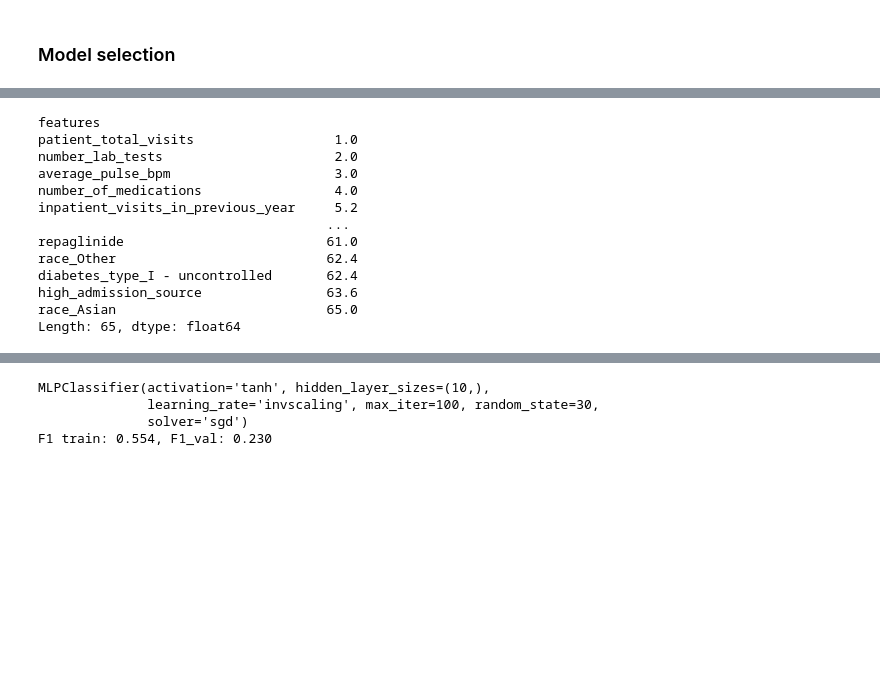
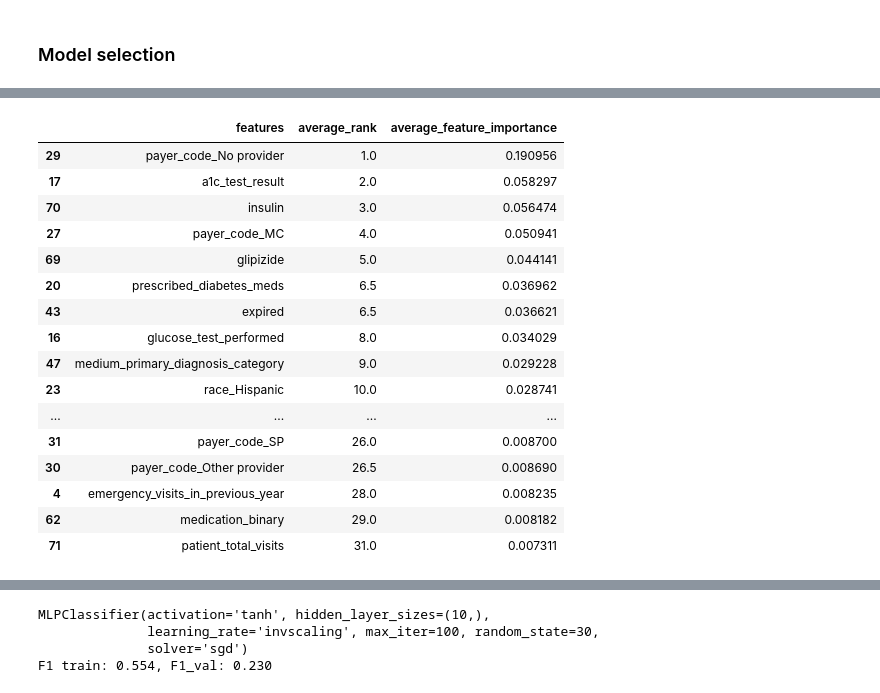
Before and after one commit to ontenkutsenko/ML_Hospital_Readmissions, a Jupyter notebook: Workbook Anton new.ipynb, the cells around one changed output, grey strips where cells are left out. Drawn from its saved outputs; the diff is of its cells as text; code cells hidden in the pictures; blank space fills up the shorter version.

```diff
--- a/Workbook Anton new.ipynb
+++ b/Workbook Anton new.ipynb
@@ -1395,23 +1390,12 @@ RandomForestClassifier(bootstrap=False, class_weight='balanced', max_depth=16,
 # %%
 fdf = pd.DataFrame(np.array([result[k][4] for k in range(len(result))]).T)
-fdf['features'] = result[k][3]
+fdf['features'] = result[0][3]
 fdf.set_index('features', inplace = True)
 ranked_df = fdf.rank(ascending=False)
 
 ranked_df
 
-ranked_df.mean(axis=1).sort_values()
+ranked_df['average_rank'] = ranked_df.mean(axis=1)
+ranked_df['average_feature_importance'] = fdf.mean(axis=1)
+ranked_df.reset_index(inplace = True)
+ranked_df = ranked_df[['features', 'average_rank', 'average_feature_importance']]
-# %% [output]
-features
-patient_total_visits                  1.0
-number_lab_tests                      2.0
-average_pulse_bpm                     3.0
-number_of_medications                 4.0
-inpatient_visits_in_previous_year     5.2
-                                     ...
-repaglinide                          61.0
-race_Other                           62.4
-diabetes_type_I - uncontrolled       62.4
-high_admission_source                63.6
-race_Asian                           65.0
-Length: 65, dtype: float64
@@ -1420 +1402,21 @@ feature_importance_df = pd.DataFrame({'Feature': feature_names, 'Importance': im
+# %%
+ranked_df.sort_values(by = 'average_rank').head(30)
+# %% [output]
+|  | features | average_rank | average_feature_importance |
+| 29 | payer_code_No provider | 1.0 | 0.190956 |
+| 17 | a1c_test_result | 2.0 | 0.058297 |
+| 70 | insulin | 3.0 | 0.056474 |
+| 27 | payer_code_MC | 4.0 | 0.050941 |
+| 69 | glipizide | 5.0 | 0.044141 |
+| 20 | prescribed_diabetes_meds | 6.5 | 0.036962 |
+| 43 | expired | 6.5 | 0.036621 |
+| 16 | glucose_test_performed | 8.0 | 0.034029 |
+| 47 | medium_primary_diagnosis_category | 9.0 | 0.029228 |
+| 23 | race_Hispanic | 10.0 | 0.028741 |
+| ... | ... | ... | ... |
+| 31 | payer_code_SP | 26.0 | 0.008700 |
+| 30 | payer_code_Other provider | 26.5 | 0.008690 |
+| 4 | emergency_visits_in_previous_year | 28.0 | 0.008235 |
+| 62 | medication_binary | 29.0 | 0.008182 |
+| 71 | patient_total_visits | 31.0 | 0.007311 |
 # %%
```
Also changed, not shown: parts of 9 cells of this notebook, 1 other file.
